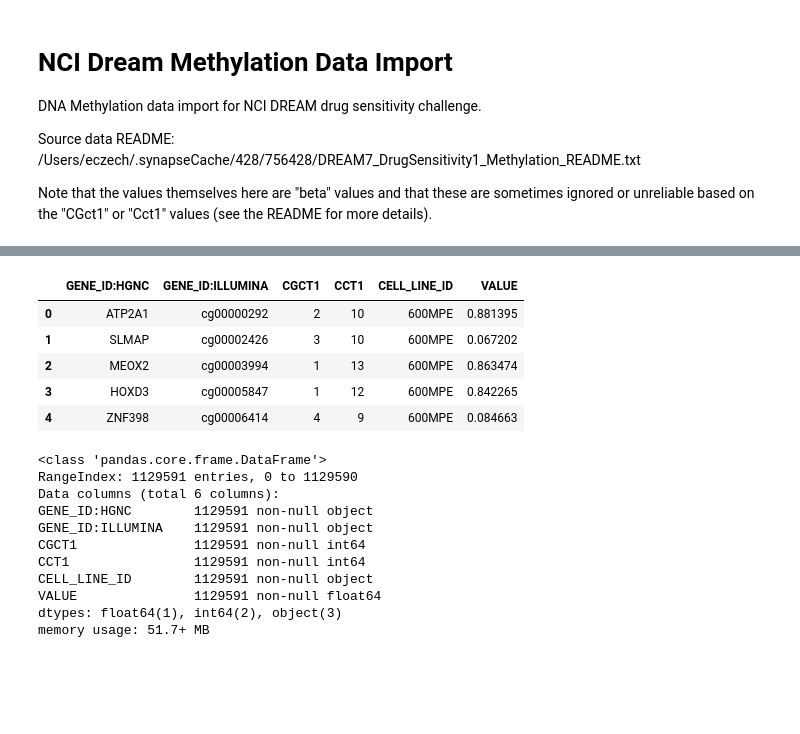
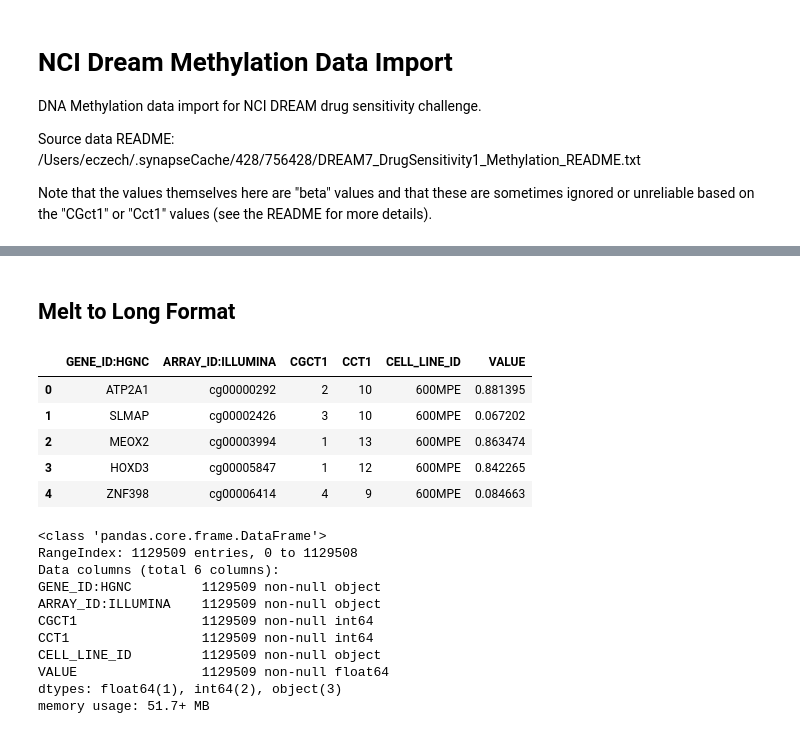
Before and after one commit to eric-czech/mgds, a Jupyter notebook: python/notebook/data_aggregation/import/ncidream/v1/gene-methylation.ipynb, the cells around one changed output, grey strips where cells are left out. Drawn from its saved outputs; the diff is of its cells as text; code cells hidden in the pictures; blank space fills up the shorter version.

```diff
--- a/python/notebook/data_aggregation/import/ncidream/v1/gene-methylation.ipynb
+++ b/python/notebook/data_aggregation/import/ncidream/v1/gene-methylation.ipynb
@@ -25,0 +18,9 @@ d.head()
+# %%
+file_path = nci_dream.get_file('Methylation.txt')
+# Note: Illumina_ID is an array id and has nothing to do with cell line or gene ids
+d = pd.read_csv(file_path, sep='\t')
+
+# Run manual conversions for known special cases in NCI Dream Gene Symbols
+d['HGNC_ID'] = nci_dream.convert_hgnc_id(d['HGNC_ID'])
+
+d.head()
@@ -25,0 +37,3 @@ d.head()
+# %%
+converted_gene_id = excel_utils.convert_gene_ids(d['HGNC_ID'])
+excel_utils.get_gene_conversions(d['HGNC_ID'], converted_gene_id)
@@ -25,0 +58,4 @@ d.head()
+# %%
+d['HGNC_ID'] = converted_gene_id
+d = collection_utils.subset(d, lambda df: df[df['HGNC_ID'].notnull()], subset_op='Remove records with null gene ids')
+d.info()
@@ -26,32 +80,40 @@ d.head()
+# %% [markdown]
+## Melt to Long Format
 # %%
-d = d.rename(columns={
+d_tr = d.rename(columns={
     'HGNC_ID': 'GENE_ID:HGNC',
-    'Illumina_ID': 'GENE_ID:ILLUMINA',
+    'Illumina_ID': 'ARRAY_ID:ILLUMINA',
     'CGct1': 'CGCT1',
     'Cct1': 'CCT1',
 })
-id_vars = ['GENE_ID:HGNC', 'GENE_ID:ILLUMINA', 'CGCT1', 'CCT1']
-d = pd.melt(d, id_vars=id_vars, value_name='VALUE', var_name='CELL_LINE_ID')
-assert d.groupby(id_vars + ['CELL_LINE_ID']).size().max() == 1
-d.head()
+id_vars = ['GENE_ID:HGNC', 'ARRAY_ID:ILLUMINA', 'CGCT1', 'CCT1']
+d_tr = pd.melt(d_tr, id_vars=id_vars, value_name='VALUE', var_name='CELL_LINE_ID')
+
+# Make sure there are no duplicate cell line + gene + array combinations
+assert not np.any(d_tr[d_tr.columns.difference(['VALUE'])].duplicated())
+
+# Make sure that all object fields contain only strings
+assertion_utils.assert_object_types(d_tr, na_ok=False)
+
+d_tr.head()
 # %% [output]
-|  | GENE_ID:HGNC | GENE_ID:ILLUMINA | CGCT1 | CCT1 | CELL_LINE_ID | VALUE |
+|  | GENE_ID:HGNC | ARRAY_ID:ILLUMINA | CGCT1 | CCT1 | CELL_LINE_ID | VALUE |
 | 0 | ATP2A1 | cg00000292 | 2 | 10 | 600MPE | 0.881395 |
 | 1 | SLMAP | cg00002426 | 3 | 10 | 600MPE | 0.067202 |
 | 2 | MEOX2 | cg00003994 | 1 | 13 | 600MPE | 0.863474 |
 | 3 | HOXD3 | cg00005847 | 1 | 12 | 600MPE | 0.842265 |
 | 4 | ZNF398 | cg00006414 | 4 | 9 | 600MPE | 0.084663 |
 # %%
-d.info()
+d_tr.info()
 # %% [output]
 <class 'pandas.core.frame.DataFrame'>
-RangeIndex: 1129591 entries, 0 to 1129590
+RangeIndex: 1129509 entries, 0 to 1129508
 Data columns (total 6 columns):
-GENE_ID:HGNC        1129591 non-null object
-GENE_ID:ILLUMINA    1129591 non-null object
-CGCT1               1129591 non-null int64
-CCT1                1129591 non-null int64
-CELL_LINE_ID        1129591 non-null object
-VALUE               1129591 non-null float64
+GENE_ID:HGNC         1129509 non-null object
+ARRAY_ID:ILLUMINA    1129509 non-null object
+CGCT1                1129509 non-null int64
+CCT1                 1129509 non-null int64
+CELL_LINE_ID         1129509 non-null object
+VALUE                1129509 non-null float64
 dtypes: float64(1), int64(2), object(3)
 memory usage: 51.7+ MB
```
Also changed, not shown: parts of 11 cells of this notebook, 31 other files.
